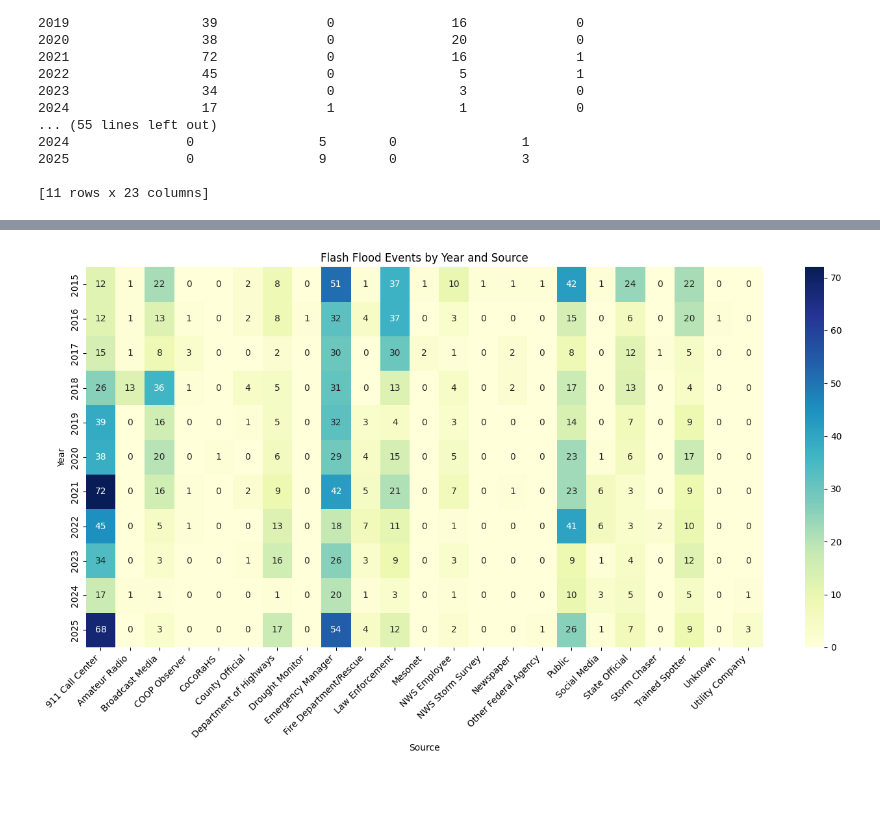
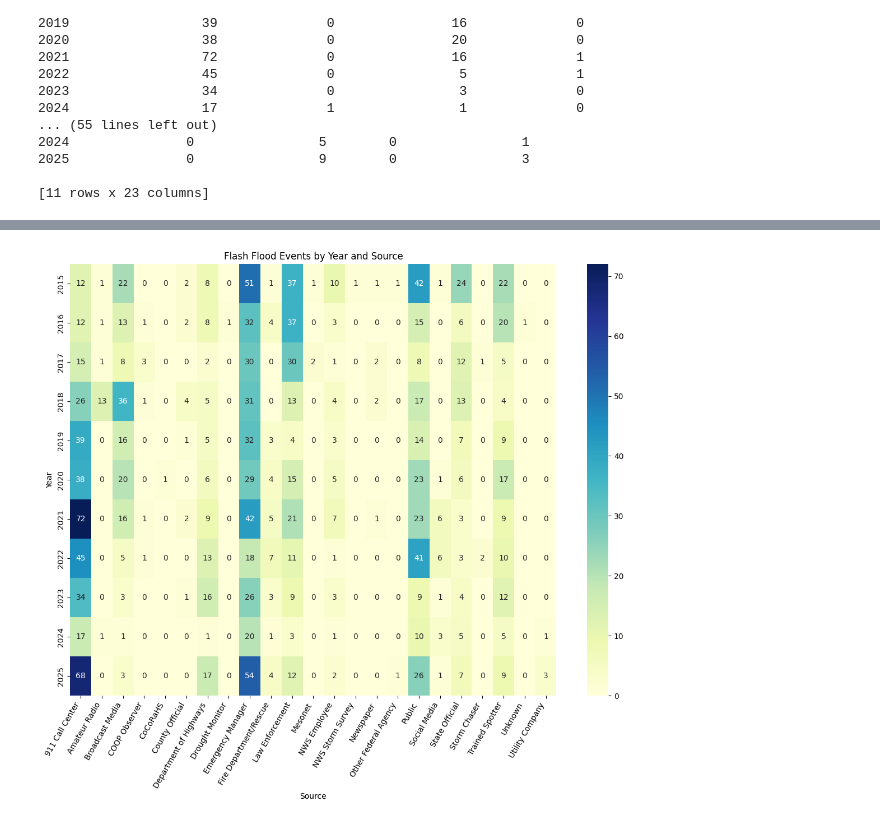
Before and after one commit to ashleyadehart/flash_floods_ky_2015_2025, a Jupyter notebook: flash_floods_ky_2015_2025.ipynb, the cells around one changed output, grey strips where cells are left out. Cells and saved outputs as stored; diff of their text form; code cells hidden in the pictures; blank space fills up the shorter version.

```diff
--- a/flash_floods_ky_2015_2025.ipynb
+++ b/flash_floods_ky_2015_2025.ipynb
@@ -516,15 +518,22 @@ plt.show()
 # %%
 # Create a heatmap that shows correlations between years and sources
 source_year = pd.crosstab(df["YEAR"], df["SOURCE"])
 
-plt.figure(figsize=(14, 8))
-sns.heatmap(source_year, annot=True, fmt="d", cmap="YlGnBu")
+plt.figure(figsize=(14, 10))
+
+sns.heatmap(
+    source_year,
+    annot=True,
+    cmap="YlGnBu",
+    fmt="d"
+)
 
 plt.title("Flash Flood Events by Year and Source")
 plt.xlabel("Source")
 plt.ylabel("Year")
-plt.xticks(rotation=45, ha="right")
-plt.tight_layout()
+plt.xticks(rotation=60, ha="right")
+plt.yticks()
+
 plt.show()
 # %% [output]
-[figure, old version]
+[figure, new version]
```
Also changed, not shown: parts of 3 cells of this notebook.
